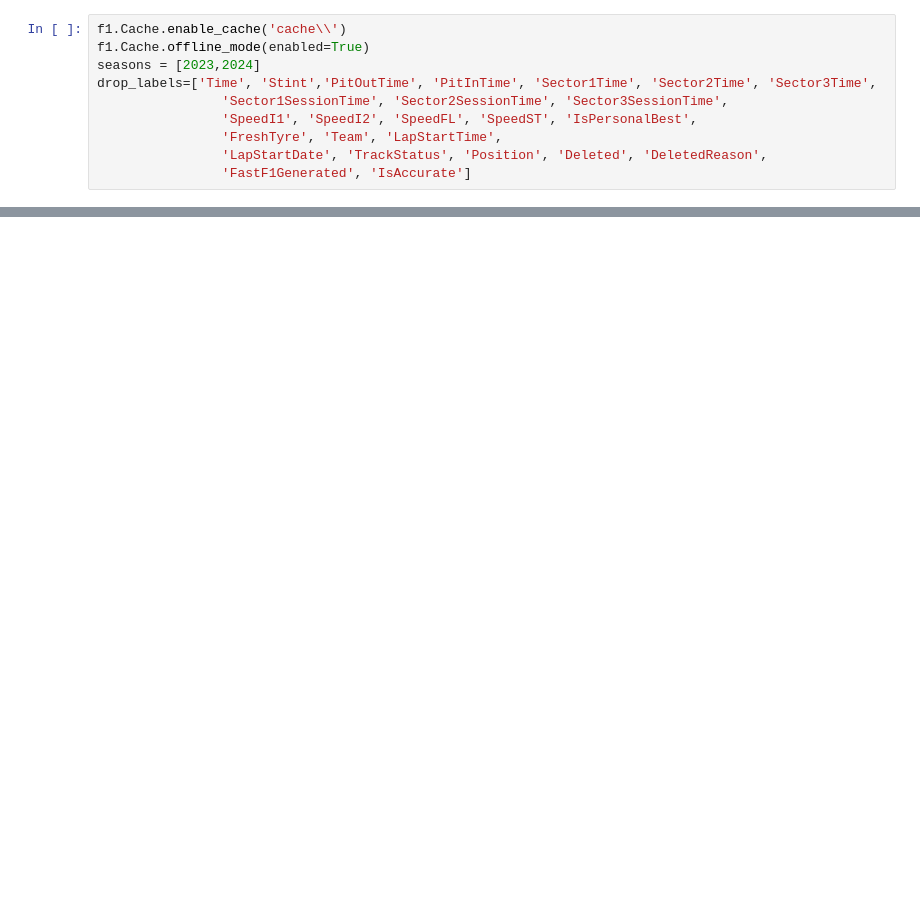
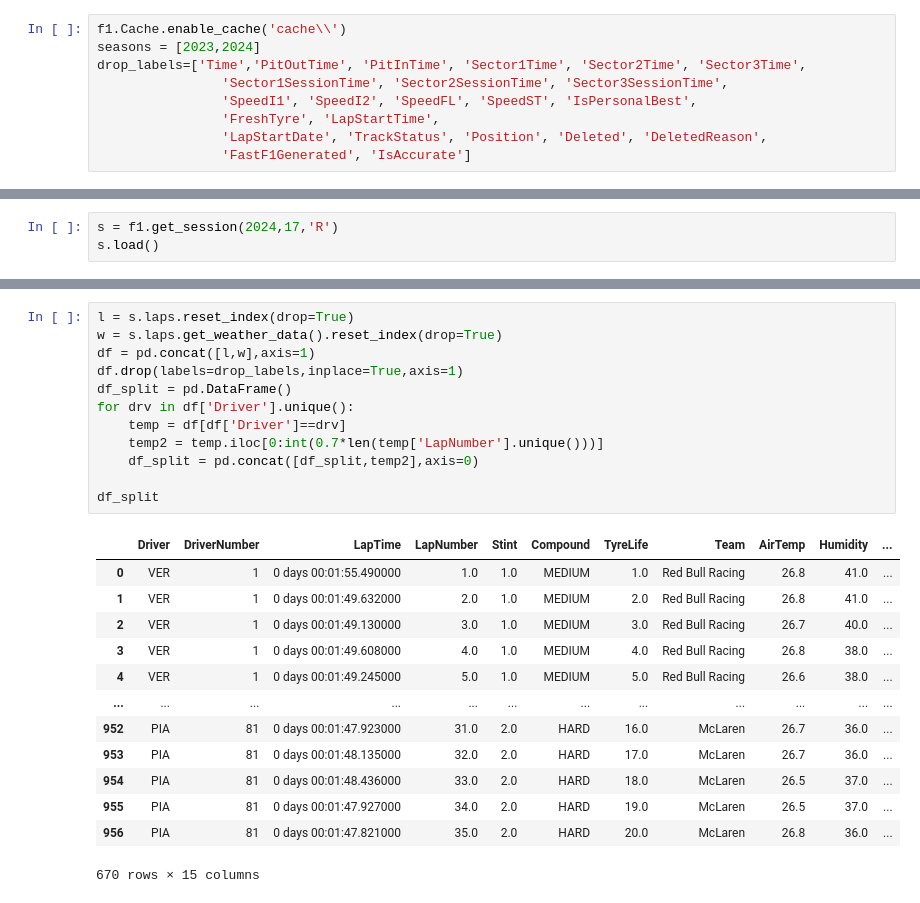
Before and after one commit to SouthernGhost/f1-tyre-wear-prediction, a Jupyter notebook: data_fetcher.ipynb, the cells around one changed output, grey strips where cells are left out. Saved outputs shown, nothing was run; the diff lists cells and outputs as text; blank space fills up the shorter version.

Commit message:
Added code to split data for training and testing

```diff
--- a/data_fetcher.ipynb
+++ b/data_fetcher.ipynb
@@ -6,11 +8,10 @@ import datetime
 # %%
 f1.Cache.enable_cache('cache\\')
-f1.Cache.offline_mode(enabled=True)
 seasons = [2023,2024]
-drop_labels=['Time', 'Stint','PitOutTime', 'PitInTime', 'Sector1Time', 'Sector2Time', 'Sector3Time',
+drop_labels=['Time','PitOutTime', 'PitInTime', 'Sector1Time', 'Sector2Time', 'Sector3Time',
                 'Sector1SessionTime', 'Sector2SessionTime', 'Sector3SessionTime',
                 'SpeedI1', 'SpeedI2', 'SpeedFL', 'SpeedST', 'IsPersonalBest',
-                'FreshTyre', 'Team', 'LapStartTime',
+                'FreshTyre', 'LapStartTime',
                 'LapStartDate', 'TrackStatus', 'Position', 'Deleted', 'DeletedReason',
                 'FastF1Generated', 'IsAccurate']
 # %%
@@ -42,0 +97,3 @@ update_user_data([2022])
+# %%
+s = f1.get_session(2024,17,'R')
+s.load()
@@ -42,0 +115,26 @@ update_user_data([2022])
+# %%
+l = s.laps.reset_index(drop=True)
+w = s.laps.get_weather_data().reset_index(drop=True)
+df = pd.concat([l,w],axis=1)
+df.drop(labels=drop_labels,inplace=True,axis=1)
+df_split = pd.DataFrame()
+for drv in df['Driver'].unique():
+    temp = df[df['Driver']==drv]
+    temp2 = temp.iloc[0:int(0.7*len(temp['LapNumber'].unique()))]
+    df_split = pd.concat([df_split,temp2],axis=0)
+
+df_split
+# %% [output]
+|  | Driver | DriverNumber | LapTime | LapNumber | Stint | Compound | TyreLife | Team | AirTemp | Humidity | ... |
+| 0 | VER | 1 | 0 days 00:01:55.490000 | 1.0 | 1.0 | MEDIUM | 1.0 | Red Bull Racing | 26.8 | 41.0 | ... |
+| 1 | VER | 1 | 0 days 00:01:49.632000 | 2.0 | 1.0 | MEDIUM | 2.0 | Red Bull Racing | 26.8 | 41.0 | ... |
+| 2 | VER | 1 | 0 days 00:01:49.130000 | 3.0 | 1.0 | MEDIUM | 3.0 | Red Bull Racing | 26.7 | 40.0 | ... |
+| 3 | VER | 1 | 0 days 00:01:49.608000 | 4.0 | 1.0 | MEDIUM | 4.0 | Red Bull Racing | 26.8 | 38.0 | ... |
+| 4 | VER | 1 | 0 days 00:01:49.245000 | 5.0 | 1.0 | MEDIUM | 5.0 | Red Bull Racing | 26.6 | 38.0 | ... |
+| ... | ... | ... | ... | ... | ... | ... | ... | ... | ... | ... | ... |
+| 952 | PIA | 81 | 0 days 00:01:47.923000 | 31.0 | 2.0 | HARD | 16.0 | McLaren | 26.7 | 36.0 | ... |
+| 953 | PIA | 81 | 0 days 00:01:48.135000 | 32.0 | 2.0 | HARD | 17.0 | McLaren | 26.7 | 36.0 | ... |
+| 954 | PIA | 81 | 0 days 00:01:48.436000 | 33.0 | 2.0 | HARD | 18.0 | McLaren | 26.5 | 37.0 | ... |
+| 955 | PIA | 81 | 0 days 00:01:47.927000 | 34.0 | 2.0 | HARD | 19.0 | McLaren | 26.5 | 37.0 | ... |
+| 956 | PIA | 81 | 0 days 00:01:47.821000 | 35.0 | 2.0 | HARD | 20.0 | McLaren | 26.8 | 36.0 | ... |
+670 rows × 15 columns
```
Also changed, not shown: parts of 8 cells of this notebook.
